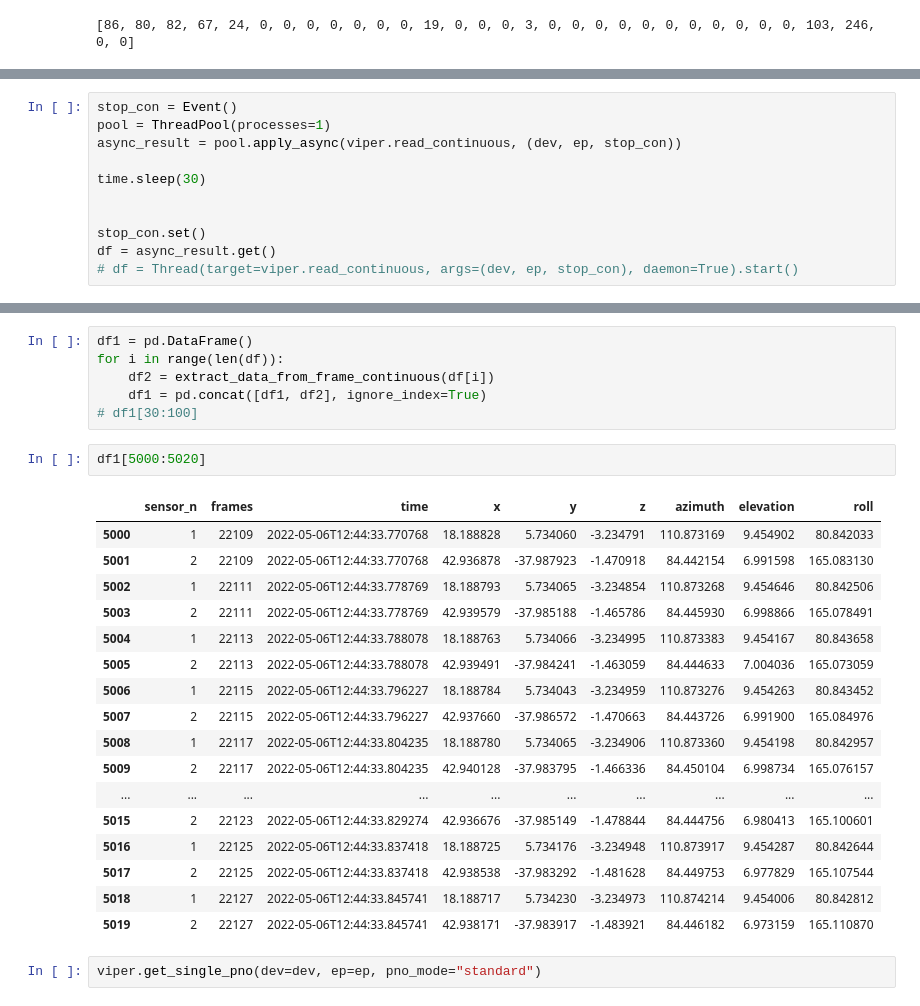
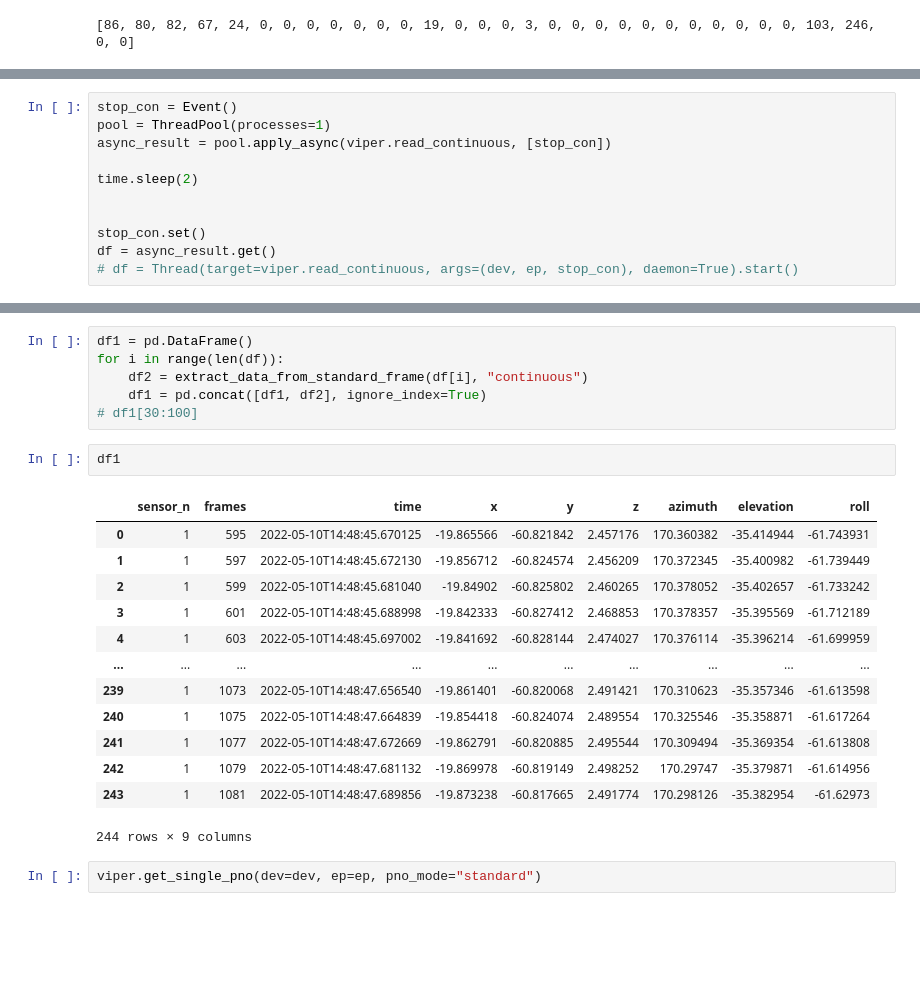
Before and after one commit to jagraterol/Pyper, a Jupyter notebook: pyper.ipynb, the cells around one changed output, grey strips where cells are left out. Cells and saved outputs as stored; diff of their text form; blank space fills up the shorter version.

Commit message:
redo viperc

```diff
--- a/pyper.ipynb
+++ b/pyper.ipynb
@@ -68,9 +61,9 @@ viper.stop_continuous(dev, ep)
 # %%
 stop_con = Event()
 pool = ThreadPool(processes=1)
-async_result = pool.apply_async(viper.read_continuous, (dev, ep, stop_con))
+async_result = pool.apply_async(viper.read_continuous, [stop_con])
 
-time.sleep(30)
+time.sleep(2)
 
 
 stop_con.set()
@@ -79,29 +113,25 @@ df = async_result.get()
 # %%
 df1 = pd.DataFrame()
 for i in range(len(df)):
-    df2 = extract_data_from_frame_continuous(df[i])
+    df2 = extract_data_from_standard_frame(df[i], "continuous")
     df1 = pd.concat([df1, df2], ignore_index=True)
 # df1[30:100]
 # %%
-df1[5000:5020]
+df1
 # %% [output]
 |  | sensor_n | frames | time | x | y | z | azimuth | elevation | roll |
-| 5000 | 1 | 22109 | 2022-05-06T12:44:33.770768 | 18.188828 | 5.734060 | -3.234791 | 110.873169 | 9.454902 | 80.842033 |
-| 5001 | 2 | 22109 | 2022-05-06T12:44:33.770768 | 42.936878 | -37.987923 | -1.470918 | 84.442154 | 6.991598 | 165.083130 |
-| 5002 | 1 | 22111 | 2022-05-06T12:44:33.778769 | 18.188793 | 5.734065 | -3.234854 | 110.873268 | 9.454646 | 80.842506 |
-| 5003 | 2 | 22111 | 2022-05-06T12:44:33.778769 | 42.939579 | -37.985188 | -1.465786 | 84.445930 | 6.998866 | 165.078491 |
-| 5004 | 1 | 22113 | 2022-05-06T12:44:33.788078 | 18.188763 | 5.734066 | -3.234995 | 110.873383 | 9.454167 | 80.843658 |
-| 5005 | 2 | 22113 | 2022-05-06T12:44:33.788078 | 42.939491 | -37.984241 | -1.463059 | 84.444633 | 7.004036 | 165.073059 |
-| 5006 | 1 | 22115 | 2022-05-06T12:44:33.796227 | 18.188784 | 5.734043 | -3.234959 | 110.873276 | 9.454263 | 80.843452 |
-| 5007 | 2 | 22115 | 2022-05-06T12:44:33.796227 | 42.937660 | -37.986572 | -1.470663 | 84.443726 | 6.991900 | 165.084976 |
-| 5008 | 1 | 22117 | 2022-05-06T12:44:33.804235 | 18.188780 | 5.734065 | -3.234906 | 110.873360 | 9.454198 | 80.842957 |
-| 5009 | 2 | 22117 | 2022-05-06T12:44:33.804235 | 42.940128 | -37.983795 | -1.466336 | 84.450104 | 6.998734 | 165.076157 |
+| 0 | 1 | 595 | 2022-05-10T14:48:45.670125 | -19.865566 | -60.821842 | 2.457176 | 170.360382 | -35.414944 | -61.743931 |
+| 1 | 1 | 597 | 2022-05-10T14:48:45.672130 | -19.856712 | -60.824574 | 2.456209 | 170.372345 | -35.400982 | -61.739449 |
+| 2 | 1 | 599 | 2022-05-10T14:48:45.681040 | -19.84902 | -60.825802 | 2.460265 | 170.378052 | -35.402657 | -61.733242 |
+| 3 | 1 | 601 | 2022-05-10T14:48:45.688998 | -19.842333 | -60.827412 | 2.468853 | 170.378357 | -35.395569 | -61.712189 |
+| 4 | 1 | 603 | 2022-05-10T14:48:45.697002 | -19.841692 | -60.828144 | 2.474027 | 170.376114 | -35.396214 | -61.699959 |
 | ... | ... | ... | ... | ... | ... | ... | ... | ... | ... |
-| 5015 | 2 | 22123 | 2022-05-06T12:44:33.829274 | 42.936676 | -37.985149 | -1.478844 | 84.444756 | 6.980413 | 165.100601 |
-| 5016 | 1 | 22125 | 2022-05-06T12:44:33.837418 | 18.188725 | 5.734176 | -3.234948 | 110.873917 | 9.454287 | 80.842644 |
-| 5017 | 2 | 22125 | 2022-05-06T12:44:33.837418 | 42.938538 | -37.983292 | -1.481628 | 84.449753 | 6.977829 | 165.107544 |
-| 5018 | 1 | 22127 | 2022-05-06T12:44:33.845741 | 18.188717 | 5.734230 | -3.234973 | 110.874214 | 9.454006 | 80.842812 |
-| 5019 | 2 | 22127 | 2022-05-06T12:44:33.845741 | 42.938171 | -37.983917 | -1.483921 | 84.446182 | 6.973159 | 165.110870 |
+| 239 | 1 | 1073 | 2022-05-10T14:48:47.656540 | -19.861401 | -60.820068 | 2.491421 | 170.310623 | -35.357346 | -61.613598 |
+| 240 | 1 | 1075 | 2022-05-10T14:48:47.664839 | -19.854418 | -60.824074 | 2.489554 | 170.325546 | -35.358871 | -61.617264 |
+| 241 | 1 | 1077 | 2022-05-10T14:48:47.672669 | -19.862791 | -60.820885 | 2.495544 | 170.309494 | -35.369354 | -61.613808 |
+| 242 | 1 | 1079 | 2022-05-10T14:48:47.681132 | -19.869978 | -60.819149 | 2.498252 | 170.29747 | -35.379871 | -61.614956 |
+| 243 | 1 | 1081 | 2022-05-10T14:48:47.689856 | -19.873238 | -60.817665 | 2.491774 | 170.298126 | -35.382954 | -61.62973 |
+244 rows × 9 columns
 # %%
 viper.get_single_pno(dev=dev, ep=ep, pno_mode="standard")
 # %% [output]
```
Also changed, not shown: parts of 22 cells of this notebook, 3 other files.
